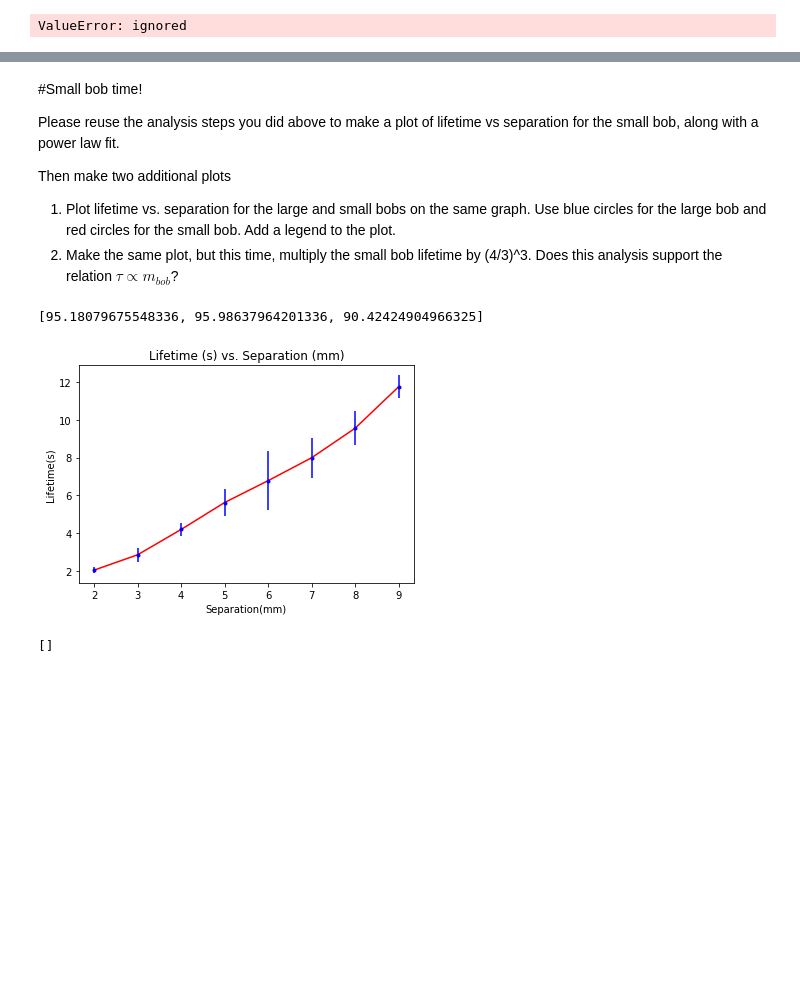
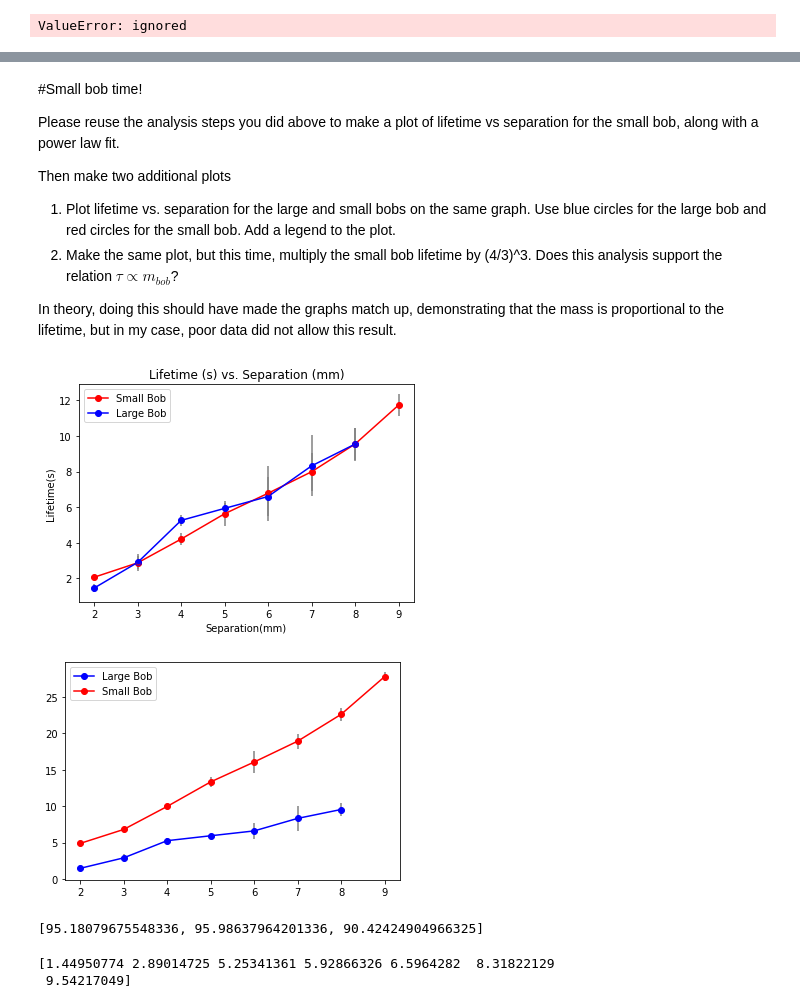
Before and after one commit to NYUExperimentalPhysics1-2021/labanalysis2-alexmank, a Jupyter notebook: lastCopy_of_LabAnalysis2.ipynb, the cells around one changed output, grey strips where cells are left out. Drawn from its saved outputs; the diff is of its cells as text; code cells hidden in the pictures; blank space fills up the shorter version.

```diff
--- a/lastCopy_of_LabAnalysis2.ipynb
+++ b/lastCopy_of_LabAnalysis2.ipynb
@@ -586,6 +593,8 @@ Please reuse the analysis steps you did above to make a plot of lifetime vs sepa
 Then make two additional plots
 1. Plot lifetime vs. separation for the large and small bobs on the same graph. Use blue circles for the large bob and red circles for the small bob. Add a legend to the plot.
 2. Make the same plot, but this time, multiply the small bob lifetime by (4/3)^3. Does this analysis support the relation $\tau \propto m_{bob}$?
+
+In theory, doing this should have made the graphs match up, demonstrating that the mass is proportional to the lifetime, but in my case, poor data did not allow this result.
 # %%
 
 
@@ -607,41 +616,58 @@ for i in range(len(sm_dir)):
         time, slope, number = loadSlopeFile(file)
         if (len(time) > 4):
           a,b,*_=fitExponential(time-time[0],slope)
           lifetime.append(-1/b)
           #CODE 14: two lines, calculate exponential fit of slope to time - time[0] and append -1/b to lifetime list
       initial_lifetime = np.median(lifetime)
       maxtime[i] = initial_lifetime*1.5
       lifetime = []
 
     for file in smallSlope[key]:
       time, slope, number = loadSlopeFile(file, maxTime = maxtime[i])
       if (len(time) > 4):
         a,b,*_ = fitExponential(time-time[0], slope)
         lifetime.append(-1/b)
     sm_tau[i] = np.sum(lifetime)/24 #CODE 15: calculate mean of lifetime list
     sm_tau_sigma[i] = np.std(lifetime,ddof=1)
     sm_tau_sem[i] = sm_tau_sigma[i]/(np.sqrt(24))#CODE 16: lg_tau_sigma[i] / square root of the number of elements in the lifetime list
 
 plt.figure()
-plt.plot(sm_h,sm_tau,'r-')
-plt.errorbar(sm_h,sm_tau,yerr=sm_tau_sem, fmt='b.', ecolor='blue',label="Lifetime (s) vs. Separation (mm)")
+plt.plot(sm_h,sm_tau,'r-o',label="Small Bob")
+plt.errorbar(sm_h,sm_tau,yerr=sm_tau_sem, fmt='r.', ecolor='gray')
 plt.ylabel("Lifetime(s)")
 plt.xlabel("Separation(mm)")
 plt.title("Lifetime (s) vs. Separation (mm)");
+plt.plot(lg_h,lg_tau,'b-o', label="Large Bob")
+plt.errorbar(lg_h,lg_tau,yerr=lg_tau_sem, fmt="b.", ecolor='gray')
+plt.legend(loc="upper left")
+plt.show()
 
+
+plt.figure()
+plt.plot(lg_h,lg_tau,'b-o',label="Large Bob")
+plt.errorbar(lg_h,lg_tau,yerr=lg_tau_sem,fmt="b.", ecolor='gray')
+plt.plot(sm_h,sm_tau*(4/3)**3,'r-o', label="Small Bob")
+plt.errorbar(sm_h,sm_tau*(4/3)**3,yerr=sm_tau_sem,fmt="r.", ecolor='gray')
+plt.legend(loc="upper left")
+plt.show()
 
 
 print(lifetime)
 
+
+
+
 #CODE17: use plt.errorbar to makea plot of lg_tau vs. tg_h with yerr of lg_tau_sem
 #CODE18: add title (lifetime vs. separation) xlabel (separation(mm)) and ylabel (lifetime(s)). hint add a ; to the end of the last line to eliminate the annoying text message in the output
 # %% [output]
+[figure, new version]
+[figure, added]
 [95.18079675548336, 95.98637964201336, 90.42424904966325]
-[figure, old version]
-# %%
-lifetime
-# %% [output]
-[]
+# %%
+print(lg_tau)
+# %% [output]
+[1.44950774 2.89014725 5.25341361 5.92866326 6.5964282  8.31822129
+ 9.54217049]
 # %% [markdown]
 #A few more questions
 
```
Also changed, not shown: parts of 9 cells of this notebook.
